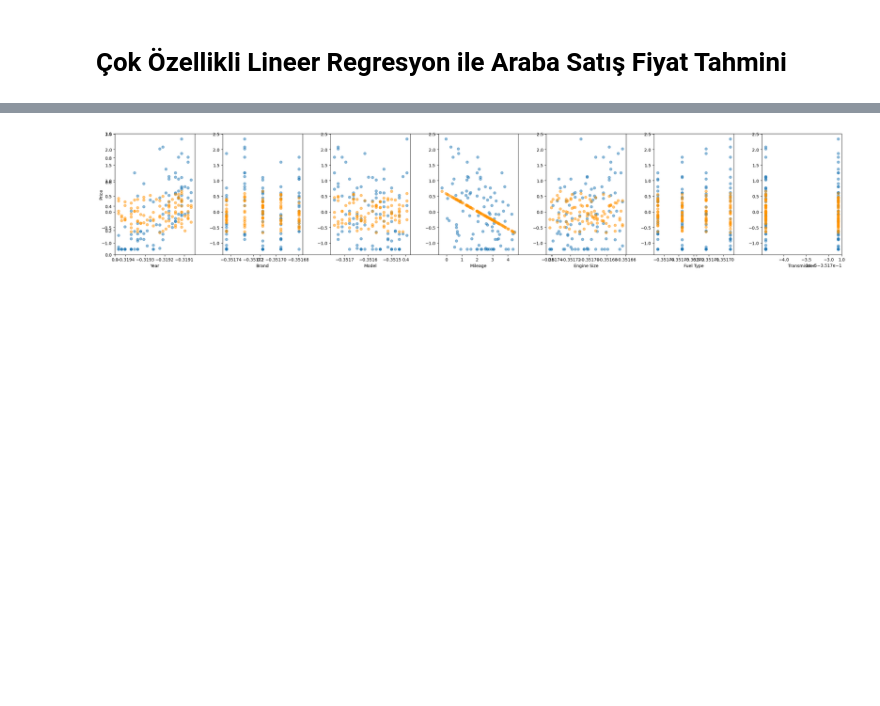
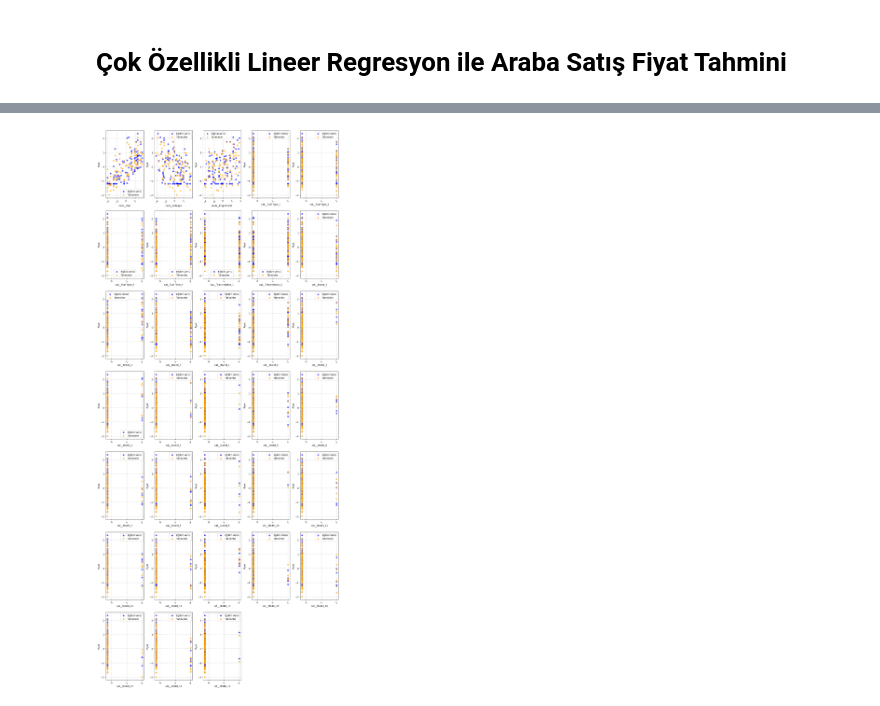
Before and after one commit to suleymangzy/Artificial-Intelligence, a Jupyter notebook: CarSalesPricePredictionMultipleVariableLinearRegression/CarSalesPricesPredictionMultipleVariableLinearRegression.ipynb, the cells around one changed output, grey strips where cells are left out. Cells and saved outputs as stored; diff of their text form; code cells hidden in the pictures; blank space fills up the shorter version.

```diff
--- a/CarSalesPricePredictionMultipleVariableLinearRegression/CarSalesPricesPredictionMultipleVariableLinearRegression.ipynb
+++ b/CarSalesPricePredictionMultipleVariableLinearRegression/CarSalesPricesPredictionMultipleVariableLinearRegression.ipynb
@@ -14,7 +48,10 @@ Verilerin Boyutu: (100000, 8)
 # %%
-X = np.array(veriler[['Year', 'Brand', 'Model', 'Mileage', 'Engine Size', 'Fuel Type', 'Transmission']])
-y = np.array(veriler['Price'])
+feature_columns = [col for col in df_final.columns if col != 'Price']  # Eğer 'Price' varsa
 
-print(f'Özelliklerin Boyutu: {X.shape}')
-print(f'Hedeflerin Boyutu: {y.shape}')
+
+X = np.array(df_final[feature_columns])
+y = np.array(df['Price'])
+
+print(f'Özellikler: {X}, Özelliklerin Boyutu: {X.shape}')
+print(f'Hedef Özellikler: {y}, Hedeflerin Boyutu: {y.shape}')
 # %% [output]
@@ -34,9 +102,9 @@ Test (Özellik) Verilerinin Boyutu: (60000, 7), Test (Hedef) Verilinin Boyutu: (
 # %%
 n = X_train.shape[1]
-w = np.zeros((n))
-b = np.random.rand()
-alpha = 0.1
-iterations = 1000
+w = np.zeros((n,))
+b = 0.
+alpha = 0.05
+iterations = 100
 
 w_final, b_final, hist_J = run(X_train, y_train, w, b, linearFunction, costFunction, gradientFunction, alpha, iterations)
 # %% [output]
@@ -70,17 +137,30 @@ plt.show()
 # %%
-feature_names = ['Year', 'Brand', 'Model', 'Mileage', 'Engine Size', 'Fuel Type', 'Transmission']
-n = X_train.shape[1]
+  # Özellik isimleri
+feature_columns = df_final.columns[:-1]  # Son sütun hedef değişken olabilir, onu çıkarıyoruz
+n = len(feature_columns)
+
+# Grafik boyutlandırma - her satıra 5 grafik sığacak şekilde ayarlandı
+cols = 5  # Satır başına 5 grafik
+rows = (n + cols - 1) // cols  # Satır sayısını hesapla
+
+# Eğitim ve tahmin verilerini oluştur
 y_pred_train = linearFunction(X_train, w_final, b_final)
 
-plt.figure(figsize=(25, 5))
-plt.ylabel("Price")
+# Grafik boyutlarını ayarla
+plt.figure(figsize=(15, 5 * rows))  # Yükseklik satır sayısına göre otomatik ayar
+
 for i in range(n):
-    plt.subplot(1, n, i + 1)
-    plt.scatter(X_train[:100, i], y_train[:100], label="Train Data", alpha=0.5)
-    plt.scatter(X_train[:100, i], y_pred_train[:100], color='#FF9300', label="Train Data Prediction", alpha=0.5)
-    plt.xlabel(feature_names[i])
-plt.tight_layout()
+    plt.subplot(rows, cols, i + 1)  # Her bir grafiği alt alta ve yan yana koy
+    plt.scatter(X_train[:100, i], y_train[:100], label="Eğitim Verisi", alpha=0.6, color="blue")
+    plt.scatter(X_train[:100, i], y_pred_train[:100], label="Tahminler", alpha=0.6, color="orange")
+    plt.xlabel(feature_columns[i], fontsize=10)
+    plt.ylabel("Fiyat", fontsize=10)
+    plt.xticks(rotation=45)
+    plt.legend(loc="best")
+    plt.grid(True, linestyle="--", alpha=0.7)
+
+plt.tight_layout(rect=[0, 0, 1, 0.98])  # Başlık ile grafiklerin çakışmasını önle
 plt.show()
 # %% [output]
-[figure, old version]
+[figure, new version]
 # %%
```
Also changed, not shown: parts of 8 cells of this notebook, 4 other files.
